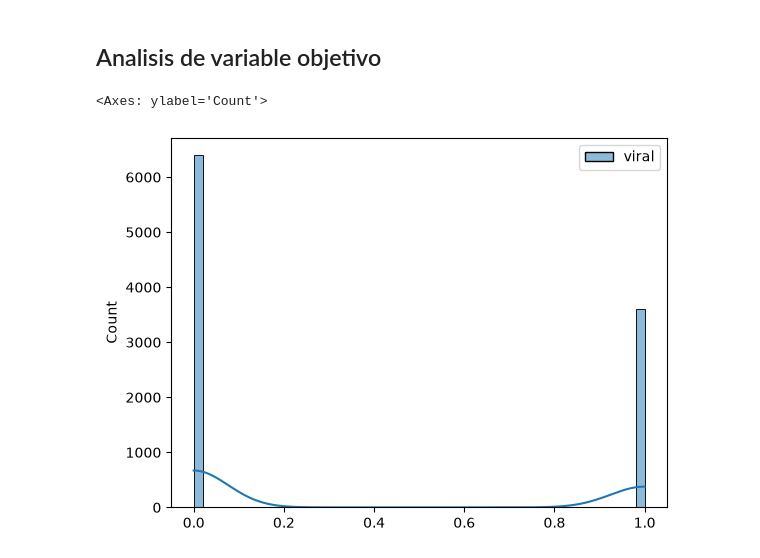
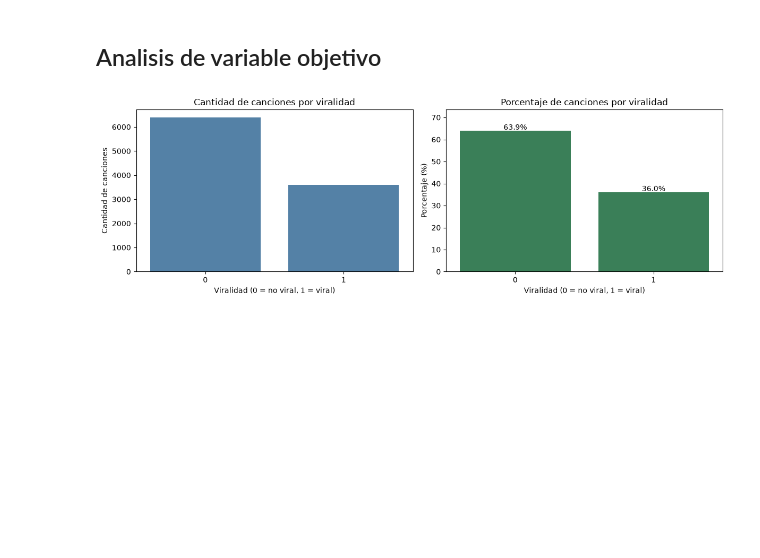
Before and after one commit to luisjoarmenta-png/proyecto_profundizacion, a Jupyter notebook: data/raw/Dataset.ipynb, the cells around one changed output. Saved outputs shown, nothing was run; the diff lists cells and outputs as text; code cells hidden in the pictures; blank space fills up the shorter version.

```diff
--- a/data/raw/Dataset.ipynb
+++ b/data/raw/Dataset.ipynb
@@ -97,7 +98,32 @@ Canciones virales (%)                 36
 # %% [markdown]
 ## Analisis de variable objetivo
 # %%
-sns.histplot(canciones[target], bins= 50, kde= True, )
+fig, axes = plt.subplots(1, 2, figsize=(12, 4))
+
+# Gráfico 1: conteo
+sns.countplot(data= df, x= df["viral"], order=[0, 1], color="steelblue", ax=axes[0])
+axes[0].set(
+    title="Cantidad de canciones por viralidad",
+    xlabel="Viralidad (0 = no viral, 1 = viral)",
+    ylabel="Cantidad de canciones"
+)
+
+# Gráfico 2: porcentaje
+proporciones = df["viral"].value_counts(normalize=True).reindex([0, 1], fill_value=0) * 100
+
+sns.barplot(x=proporciones.index, y=proporciones.values, color="seagreen", ax=axes[1])
+axes[1].set(
+    title="Porcentaje de canciones por viralidad",
+    xlabel="Viralidad (0 = no viral, 1 = viral)",
+    ylabel="Porcentaje (%)"
+)
+
+for i, valor in enumerate(proporciones.values):
+    axes[1].text(i, valor + 0.5, f"{valor:.1f}%", ha="center")
+
+axes[1].set_ylim(0, max(proporciones) * 1.15)
+
+plt.tight_layout()
+plt.show()
 # %% [output]
-<Axes: ylabel='Count'>
-[figure, old version]
+[figure, new version]
```
Also changed, not shown: parts of 5 cells of this notebook.
